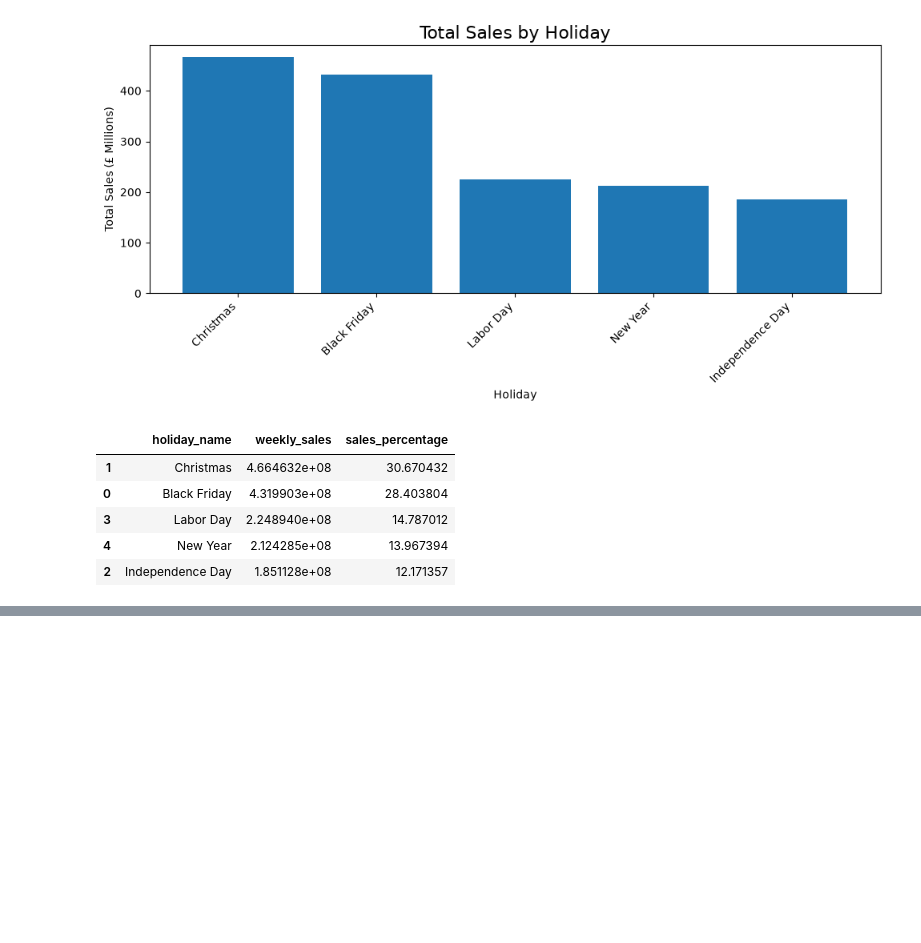
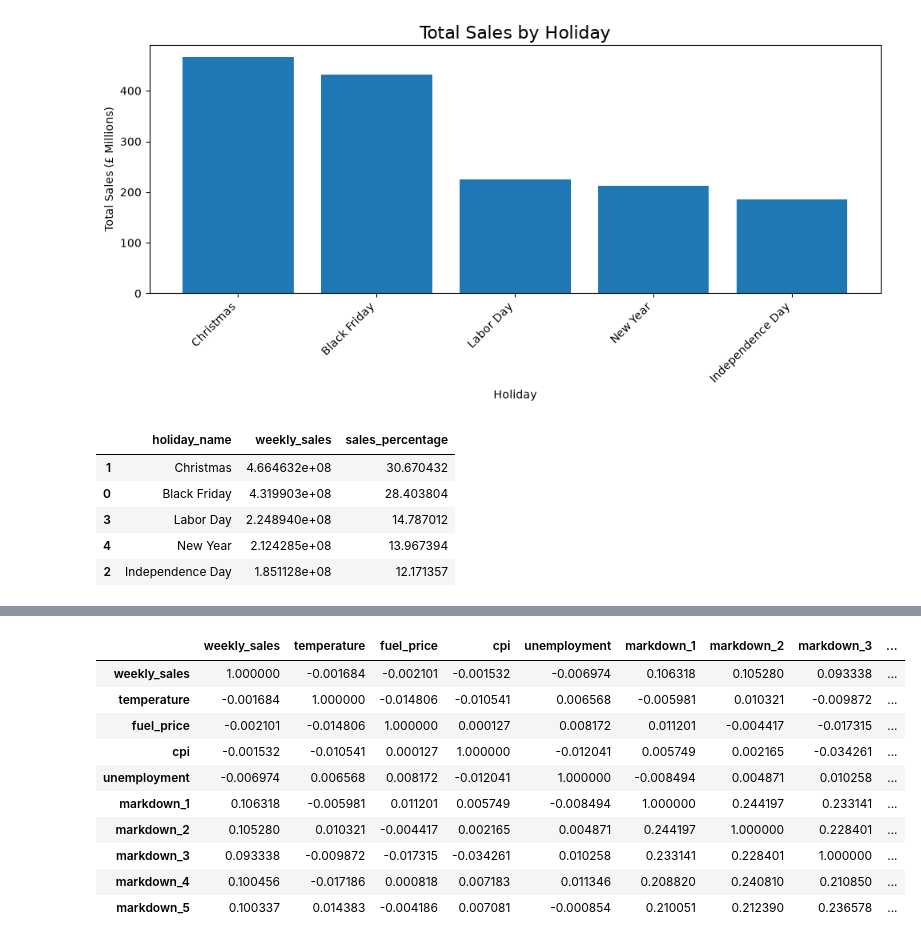
Before and after one commit to DevashishVidhate/Retail-Supply-Chain-Analytics, a Jupyter notebook: notebooks/EDA.ipynb, the cells around one changed output, grey strips where cells are left out. Drawn from its saved outputs; the diff is of its cells as text; code cells hidden in the pictures; blank space fills up the shorter version.

```diff
--- a/notebooks/EDA.ipynb
+++ b/notebooks/EDA.ipynb
@@ -1738,0 +1791,21 @@ display(holiday_breakdown)
+# %%
+# =====================================================
+# SELECT VARIABLES FOR ANALYSIS
+# =====================================================
+
+external_factors = analysis_df[
+    [
+        "weekly_sales",
+        "temperature",
+        "fuel_price",
+        "cpi",
+        "unemployment",
+        "markdown_1",
+        "markdown_2",
+        "markdown_3",
+        "markdown_4",
+        "markdown_5"
+    ]
+]
+
+display(external_factors.head())
@@ -1738,0 +1819,20 @@ display(holiday_breakdown)
+# %%
+# =====================================================
+# CORRELATION MATRIX
+# =====================================================
+
+correlation_matrix = external_factors.corr()
+
+display(correlation_matrix)
+# %% [output]
+|  | weekly_sales | temperature | fuel_price | cpi | unemployment | markdown_1 | markdown_2 | markdown_3 | ... |
+| weekly_sales | 1.000000 | -0.001684 | -0.002101 | -0.001532 | -0.006974 | 0.106318 | 0.105280 | 0.093338 | ... |
+| temperature | -0.001684 | 1.000000 | -0.014806 | -0.010541 | 0.006568 | -0.005981 | 0.010321 | -0.009872 | ... |
+| fuel_price | -0.002101 | -0.014806 | 1.000000 | 0.000127 | 0.008172 | 0.011201 | -0.004417 | -0.017315 | ... |
+| cpi | -0.001532 | -0.010541 | 0.000127 | 1.000000 | -0.012041 | 0.005749 | 0.002165 | -0.034261 | ... |
+| unemployment | -0.006974 | 0.006568 | 0.008172 | -0.012041 | 1.000000 | -0.008494 | 0.004871 | 0.010258 | ... |
+| markdown_1 | 0.106318 | -0.005981 | 0.011201 | 0.005749 | -0.008494 | 1.000000 | 0.244197 | 0.233141 | ... |
+| markdown_2 | 0.105280 | 0.010321 | -0.004417 | 0.002165 | 0.004871 | 0.244197 | 1.000000 | 0.228401 | ... |
+| markdown_3 | 0.093338 | -0.009872 | -0.017315 | -0.034261 | 0.010258 | 0.233141 | 0.228401 | 1.000000 | ... |
+| markdown_4 | 0.100456 | -0.017186 | 0.000818 | 0.007183 | 0.011346 | 0.208820 | 0.240810 | 0.210850 | ... |
+| markdown_5 | 0.100337 | 0.014383 | -0.004186 | 0.007081 | -0.000854 | 0.210051 | 0.212390 | 0.236578 | ... |
```
Also changed, not shown: parts of 10 cells of this notebook, 1 other file.
